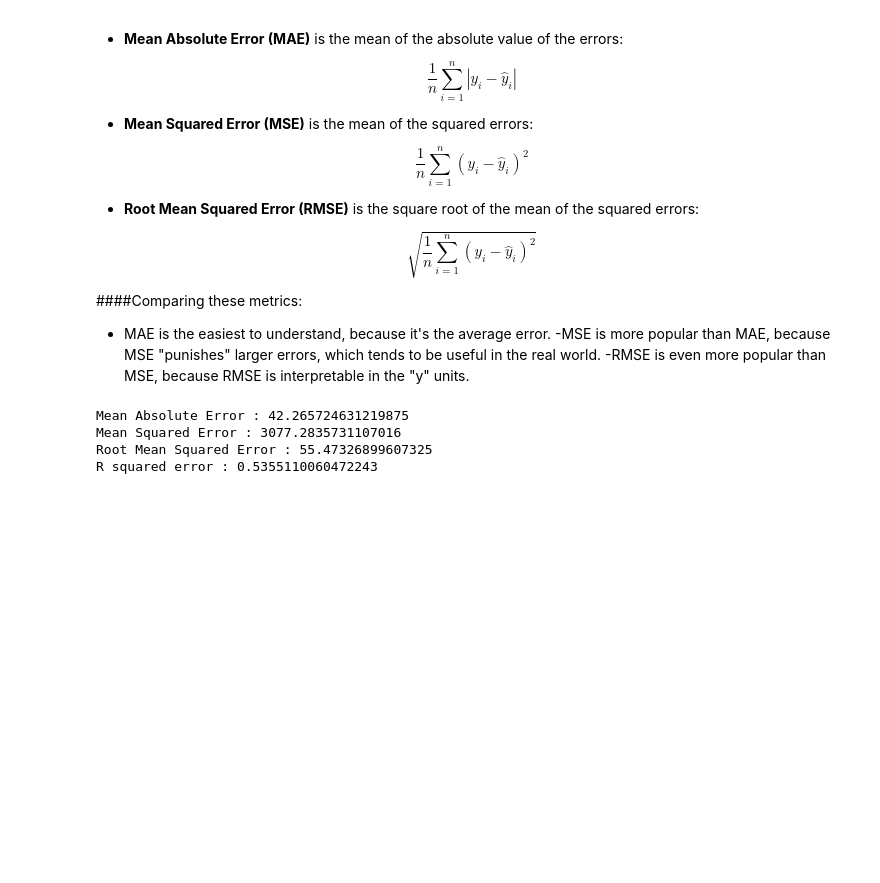
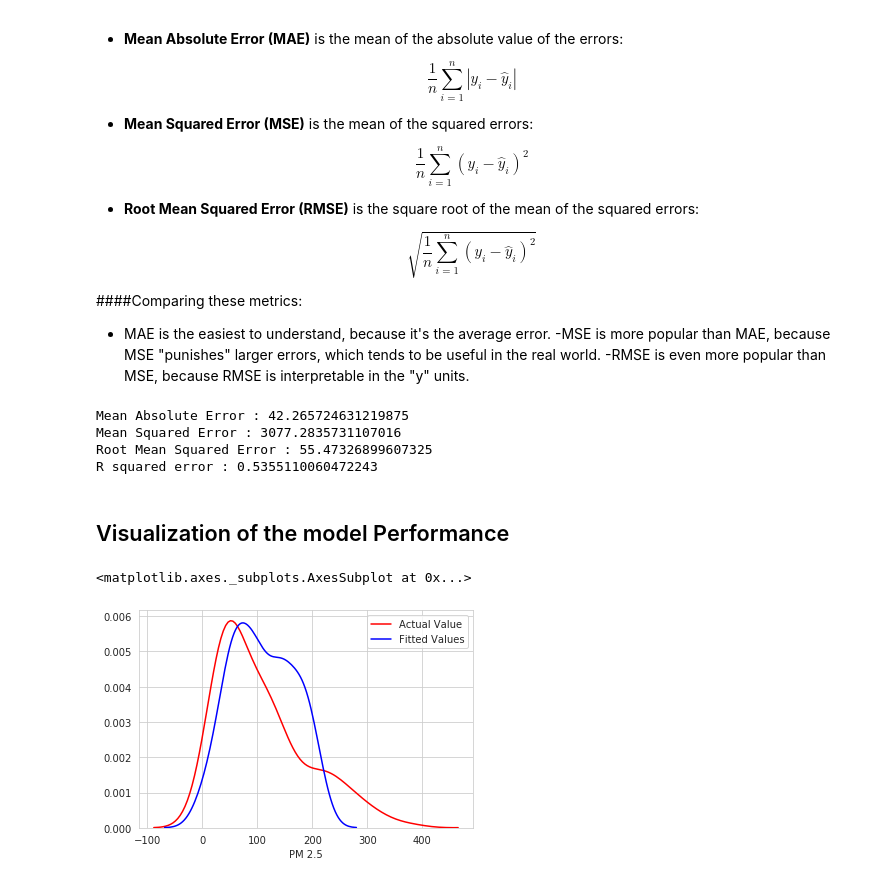
Before and after one commit to plaban1981/Air-Quality-Index-Prediction, a Jupyter notebook: AQI_Prediction_Linear_Regression.ipynb, the cells around one changed output. Cells and saved outputs as stored; diff of their text form; code cells hidden in the pictures; blank space fills up the shorter version.

```diff
--- a/AQI_Prediction_Linear_Regression.ipynb
+++ b/AQI_Prediction_Linear_Regression.ipynb
@@ -308,3 +308,13 @@ Mean Absolute Error : 42.265724631219875
 Mean Squared Error : 3077.2835731107016
 Root Mean Squared Error : 55.47326899607325
 R squared error : 0.5355110060472243
+# %% [markdown]
+## Visualization of the model Performance
+# %%
+import seaborn as sns
+
+ax1 = sns.distplot(y_test, hist=False, color="r", label="Actual Value")
+sns.distplot(y_pred, hist=False, color="b", label="Fitted Values" , ax=ax1)
+# %% [output]
+<matplotlib.axes._subplots.AxesSubplot at 0x...>
+[figure, added]
```
Also changed, not shown: parts of 2 cells of this notebook.
